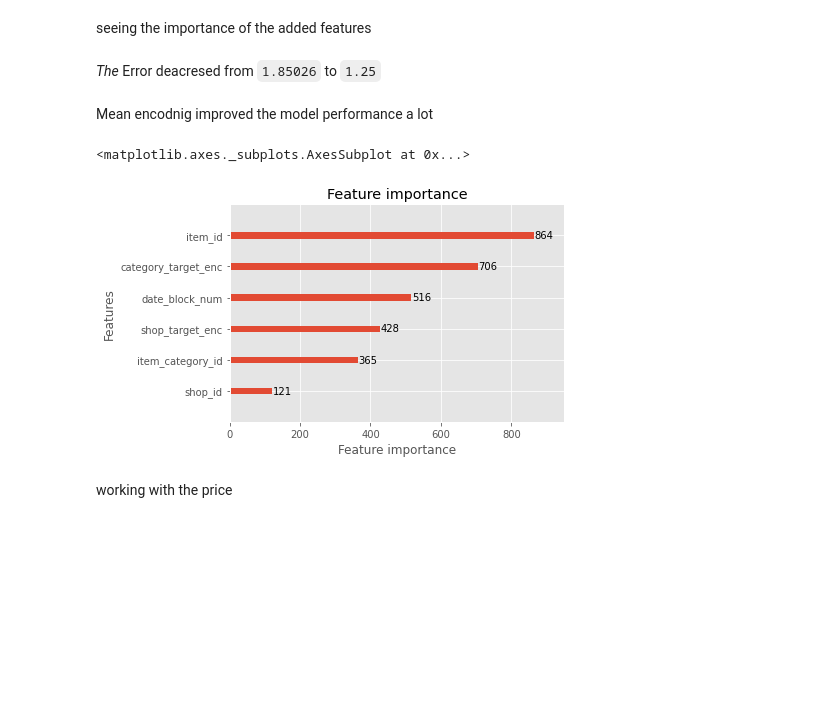
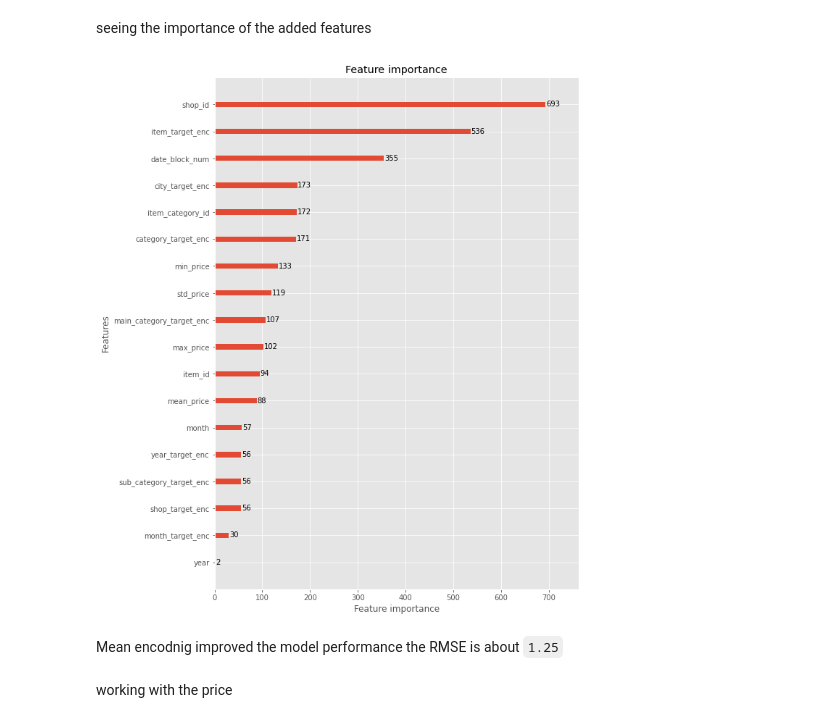
Before and after one commit to mohiiieldin/Predict-Future-Sales-Competition-on-Kaggle-Python-, a Jupyter notebook: Predict_Future_Sales.ipynb, the cells around one changed output. Saved outputs shown, nothing was run; the diff lists cells and outputs as text; code cells hidden in the pictures; blank space fills up the shorter version.

```diff
--- a/Predict_Future_Sales.ipynb
+++ b/Predict_Future_Sales.ipynb
@@ -528,7 +526,7 @@ sub = sample_submission
 sub.item_cnt_month = preds
 sub.to_csv('lgbm_after_trimming.csv' , index = False)
 # %%
-lgbm = pickle.load(open('/content/lgbm_after_trimming.sav', 'rb'))
+lgbm = pickle.load(open('/content/lgbm_after_trimming (1).sav', 'rb'))
 # ploting the importance
 plot_importance(lgbm)
 # %% [output]
@@ -659,21 +751,21 @@ test
 # %% [markdown]
 seeing the importance of the added features
 # %%
-lgbm = LGBMRegressor(verbose = 0 , n_jobs = -1 ,random_state = random_state)
-lgbm.fit(all_data.drop(['item_cnt_month','item_id','item_category_id','shop_id'],axis = 1), all_data.item_cnt_month)
-
-#saving the model in order to run it again witout taking so much time
-file_name = 'lgbm_mean_encoding1.sav'
-pickle.dump(lgbm , open(file_name, 'wb'))
-
 # submitting in the leaderboard
-lgbm = pickle.load(open('/content/lgbm_mean_encoding1.sav', 'rb'))
+lgbm = pickle.load(open('/content/lgbm_mean_encoding.sav', 'rb'))
 test = test[all_data.drop('item_cnt_month',axis = 1).columns] # sorting the columns
-preds_lgbm = lgbm.predict(test.drop(['item_id','item_category_id','shop_id'],axis = 1))
+preds_lgbm = lgbm.predict(test.drop(['city','main_category','sub_category'],axis = 1))
 sub = sample_submission
 sub.item_cnt_month = preds_lgbm
-sub.to_csv('lgbm_mean_encoding1.csv' , index = False)
+sub.to_csv('lgbm_mean_encoding2.csv' , index = False)
-# %% [markdown]
-*The* Error deacresed from `1.85026` to `1.25`
+# %%
+# ploting the importance
+lgbm = pickle.load(open('/content/lgbm_mean_encoding.sav', 'rb'))
+plt.style.use('ggplot')
+ax = plot_importance(lgbm)
+fig = ax.figure
+fig.set_size_inches(9, 13)
+# %% [output]
+[figure, added]
 # %% [markdown]
-Mean encodnig improved the model performance a lot
+Mean encodnig improved the model performance the RMSE is about `1.25`
@@ -695,10 +772,3 @@ sub.to_csv('lgbm_mean_encoding2.csv' , index = False)
-# %%
-# ploting the importance
-lgbm = pickle.load(open('/content/lgbm_mean_encoding2.sav', 'rb'))
-plot_importance(lgbm)
-# %% [output]
-<matplotlib.axes._subplots.AxesSubplot at 0x...>
-[figure, removed]
 # %% [markdown]
 working with the price
 # %%
```
Also changed, not shown: parts of 152 cells of this notebook.
